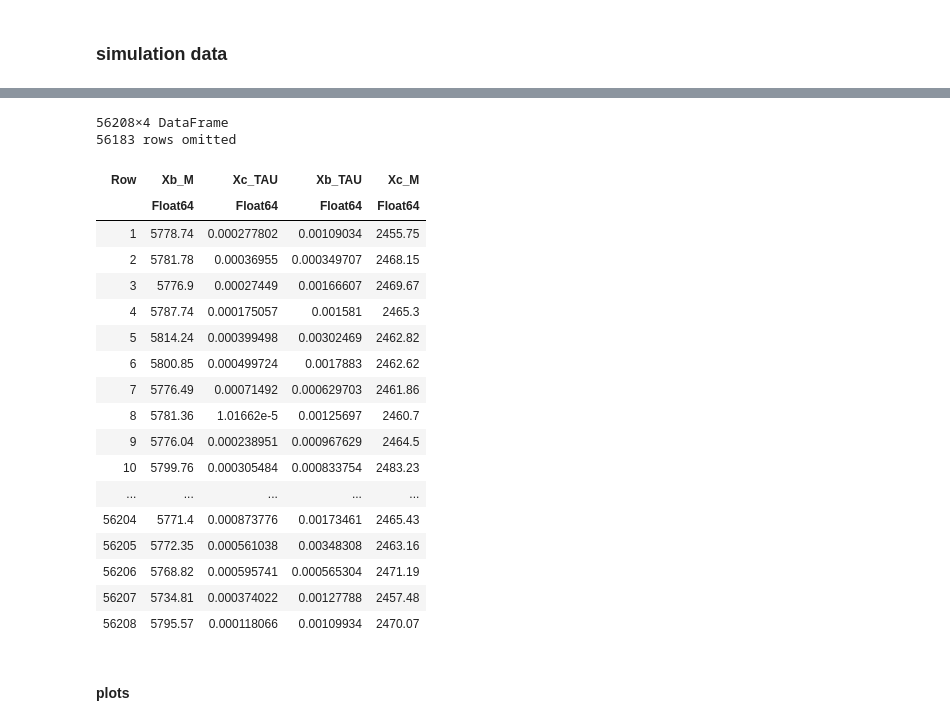
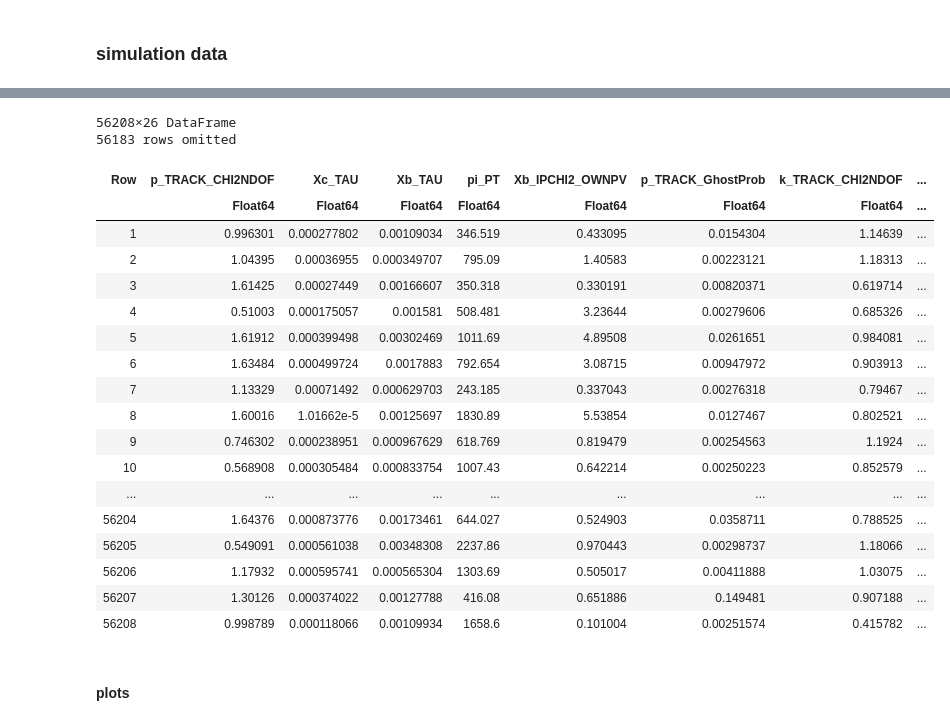
Before and after one commit to Arateniz/Project-MIDAS, a Jupyter notebook: decisiontreeclassifier.ipynb, the cells around one changed output, grey strips where cells are left out. Drawn from its saved outputs; the diff is of its cells as text; code cells hidden in the pictures.

```diff
--- a/decisiontreeclassifier.ipynb
+++ b/decisiontreeclassifier.ipynb
@@ -104,0 +184,25 @@ data/Data_2018_Xib2XicPi_2018_MD.addVar.wMVA.root
+# %%
+features = [
+    "Xb_DIRA_OWNPV",
+    "Xb_IPCHI2_OWNPV",
+    "Xb_FDCHI2_OWNPV",
+    "Xb_ENDVERTEX_CHI2",
+    "Xb_PT",
+    "Xc_DIRA_OWNPV",
+    "Xc_IPCHI2_OWNPV",
+    "Xc_FDCHI2_OWNPV",
+    "Xc_ENDVERTEX_CHI2",
+    "Xc_PT",
+    "p_TRACK_CHI2NDOF",
+    "p_TRACK_GhostProb",
+    "p_ProbNNp",
+    "p_PT",
+    "k_TRACK_CHI2NDOF",
+    "k_TRACK_GhostProb",
+    "k_PT",
+    "k_ProbNNk",
+    "pi_TRACK_CHI2NDOF",
+    "pi_TRACK_GhostProb",
+    "pi_PT",
+    "pi_ProbNNpi",
+];
@@ -383,26 +474,26 @@ data/Sim_2018_Xib2XicPi_2018MC_MD.pid.addVar.wMVA.root
 # %%
-df_sim = LazyTree(f_sim, "mytree", ["Xb_M", "Xc_M", "Xb_TAU", "Xc_TAU"]) |> DataFrame
+df_sim = LazyTree(f_sim, "mytree", vcat(["Xb_M", "Xc_M", "Xb_TAU", "Xc_TAU"], features)) |> DataFrame
 # %% [output]
-56208×4 DataFrame
+56208×26 DataFrame
 56183 rows omitted
-| Row | Xb_M | Xc_TAU | Xb_TAU | Xc_M |
-|  | Float64 | Float64 | Float64 | Float64 |
-| 1 | 5778.74 | 0.000277802 | 0.00109034 | 2455.75 |
-| 2 | 5781.78 | 0.00036955 | 0.000349707 | 2468.15 |
-| 3 | 5776.9 | 0.00027449 | 0.00166607 | 2469.67 |
-| 4 | 5787.74 | 0.000175057 | 0.001581 | 2465.3 |
-| 5 | 5814.24 | 0.000399498 | 0.00302469 | 2462.82 |
-| 6 | 5800.85 | 0.000499724 | 0.0017883 | 2462.62 |
-| 7 | 5776.49 | 0.00071492 | 0.000629703 | 2461.86 |
-| 8 | 5781.36 | 1.01662e-5 | 0.00125697 | 2460.7 |
-| 9 | 5776.04 | 0.000238951 | 0.000967629 | 2464.5 |
-| 10 | 5799.76 | 0.000305484 | 0.000833754 | 2483.23 |
-| ... | ... | ... | ... | ... |
-| 56204 | 5771.4 | 0.000873776 | 0.00173461 | 2465.43 |
-| 56205 | 5772.35 | 0.000561038 | 0.00348308 | 2463.16 |
-| 56206 | 5768.82 | 0.000595741 | 0.000565304 | 2471.19 |
-| 56207 | 5734.81 | 0.000374022 | 0.00127788 | 2457.48 |
-| 56208 | 5795.57 | 0.000118066 | 0.00109934 | 2470.07 |
+| Row | p_TRACK_CHI2NDOF | Xc_TAU | Xb_TAU | pi_PT | Xb_IPCHI2_OWNPV | p_TRACK_GhostProb | k_TRACK_CHI2NDOF | ... |
+|  | Float64 | Float64 | Float64 | Float64 | Float64 | Float64 | Float64 | ... |
+| 1 | 0.996301 | 0.000277802 | 0.00109034 | 346.519 | 0.433095 | 0.0154304 | 1.14639 | ... |
+| 2 | 1.04395 | 0.00036955 | 0.000349707 | 795.09 | 1.40583 | 0.00223121 | 1.18313 | ... |
+| 3 | 1.61425 | 0.00027449 | 0.00166607 | 350.318 | 0.330191 | 0.00820371 | 0.619714 | ... |
+| 4 | 0.51003 | 0.000175057 | 0.001581 | 508.481 | 3.23644 | 0.00279606 | 0.685326 | ... |
+| 5 | 1.61912 | 0.000399498 | 0.00302469 | 1011.69 | 4.89508 | 0.0261651 | 0.984081 | ... |
+| 6 | 1.63484 | 0.000499724 | 0.0017883 | 792.654 | 3.08715 | 0.00947972 | 0.903913 | ... |
+| 7 | 1.13329 | 0.00071492 | 0.000629703 | 243.185 | 0.337043 | 0.00276318 | 0.79467 | ... |
+| 8 | 1.60016 | 1.01662e-5 | 0.00125697 | 1830.89 | 5.53854 | 0.0127467 | 0.802521 | ... |
+| 9 | 0.746302 | 0.000238951 | 0.000967629 | 618.769 | 0.819479 | 0.00254563 | 1.1924 | ... |
+| 10 | 0.568908 | 0.000305484 | 0.000833754 | 1007.43 | 0.642214 | 0.00250223 | 0.852579 | ... |
+| ... | ... | ... | ... | ... | ... | ... | ... | ... |
+| 56204 | 1.64376 | 0.000873776 | 0.00173461 | 644.027 | 0.524903 | 0.0358711 | 0.788525 | ... |
+| 56205 | 0.549091 | 0.000561038 | 0.00348308 | 2237.86 | 0.970443 | 0.00298737 | 1.18066 | ... |
+| 56206 | 1.17932 | 0.000595741 | 0.000565304 | 1303.69 | 0.505017 | 0.00411888 | 1.03075 | ... |
+| 56207 | 1.30126 | 0.000374022 | 0.00127788 | 416.08 | 0.651886 | 0.149481 | 0.907188 | ... |
+| 56208 | 0.998789 | 0.000118066 | 0.00109934 | 1658.6 | 0.101004 | 0.00251574 | 0.415782 | ... |
 # %% [markdown]
 #### plots
 # %%
```
Also changed, not shown: parts of 29 cells of this notebook.
